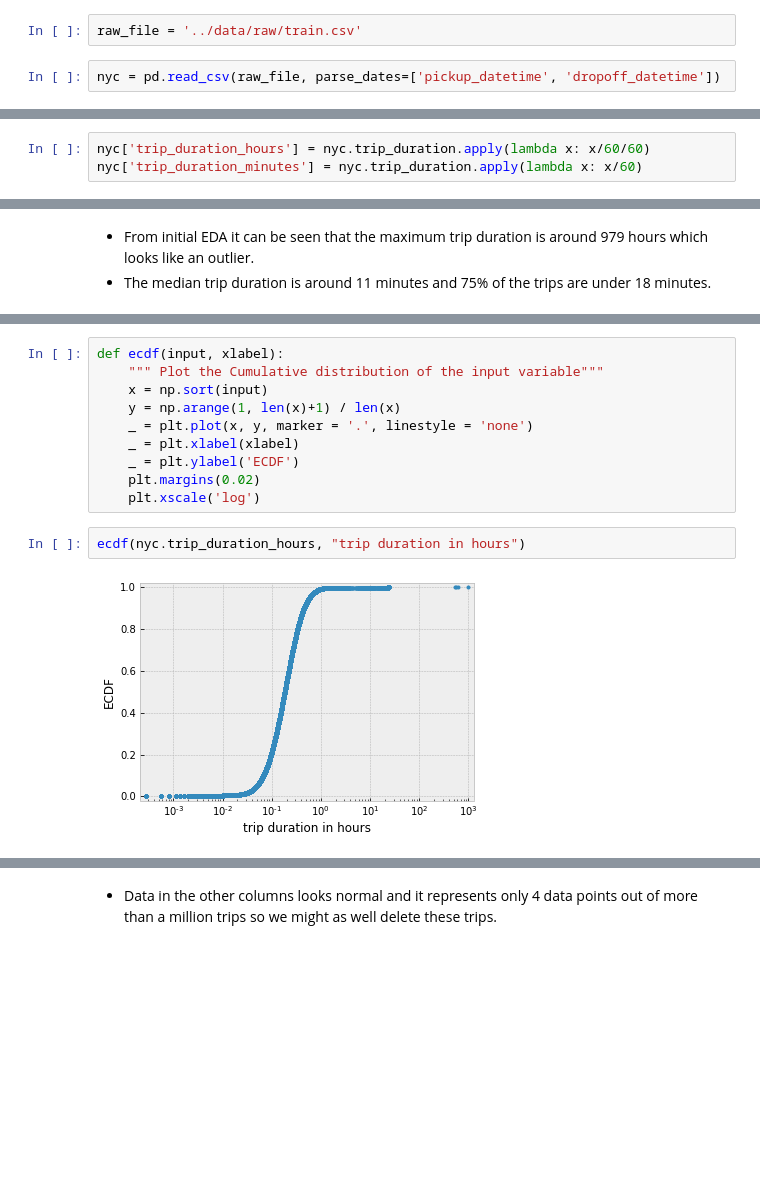
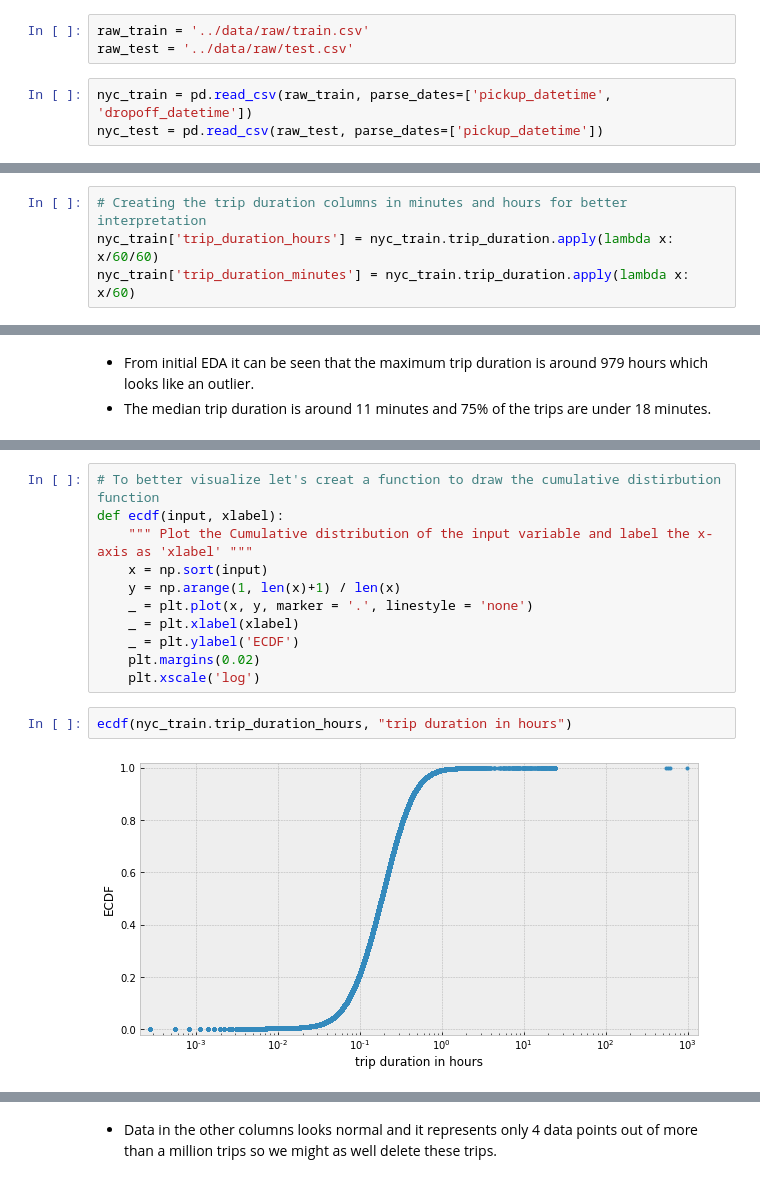
Before and after one commit to pratha19/NYC_taxi_trip_duration, a Jupyter notebook: notebooks/NYC_EDA.ipynb, the cells around one changed output, grey strips where cells are left out. Cells and saved outputs as stored; diff of their text form; blank space fills up the shorter version.

```diff
--- a/notebooks/NYC_EDA.ipynb
+++ b/notebooks/NYC_EDA.ipynb
@@ -12,5 +16,7 @@ plt.style.use('bmh')
 # %%
-raw_file = '../data/raw/train.csv'
+raw_train = '../data/raw/train.csv'
+raw_test = '../data/raw/test.csv'
 # %%
-nyc = pd.read_csv(raw_file, parse_dates=['pickup_datetime', 'dropoff_datetime'])
+nyc_train = pd.read_csv(raw_train, parse_dates=['pickup_datetime', 'dropoff_datetime'])
+nyc_test = pd.read_csv(raw_test, parse_dates=['pickup_datetime'])
 # %%
@@ -44,4 +76,5 @@ memory usage: 122.4+ MB
 # %%
-nyc['trip_duration_hours'] = nyc.trip_duration.apply(lambda x: x/60/60)
-nyc['trip_duration_minutes'] = nyc.trip_duration.apply(lambda x: x/60)
+# Creating the trip duration columns in minutes and hours for better interpretation
+nyc_train['trip_duration_hours'] = nyc_train.trip_duration.apply(lambda x: x/60/60)
+nyc_train['trip_duration_minutes'] = nyc_train.trip_duration.apply(lambda x: x/60)
 # %%
@@ -76,6 +112,7 @@ _ = plt.hist(nyc.trip_duration_minutes)
 # %%
+# To better visualize let's creat a function to draw the cumulative distirbution function
 def ecdf(input, xlabel):
-    """ Plot the Cumulative distribution of the input variable"""
+    """ Plot the Cumulative distribution of the input variable and label the x-axis as 'xlabel' """
     x = np.sort(input)
     y = np.arange(1, len(x)+1) / len(x)
     _ = plt.plot(x, y, marker = '.', linestyle = 'none')
@@ -84,8 +121,8 @@ def ecdf(input, xlabel):
     plt.margins(0.02)
     plt.xscale('log')
 # %%
-ecdf(nyc.trip_duration_hours, "trip duration in hours")
+ecdf(nyc_train.trip_duration_hours, "trip duration in hours")
 # %% [output]
-[figure, old version]
+[figure, new version]
 # %%
 # let's check and remove points above 1 day i.e. 24 hours
```
Also changed, not shown: parts of 32 cells of this notebook, 1 other file.
